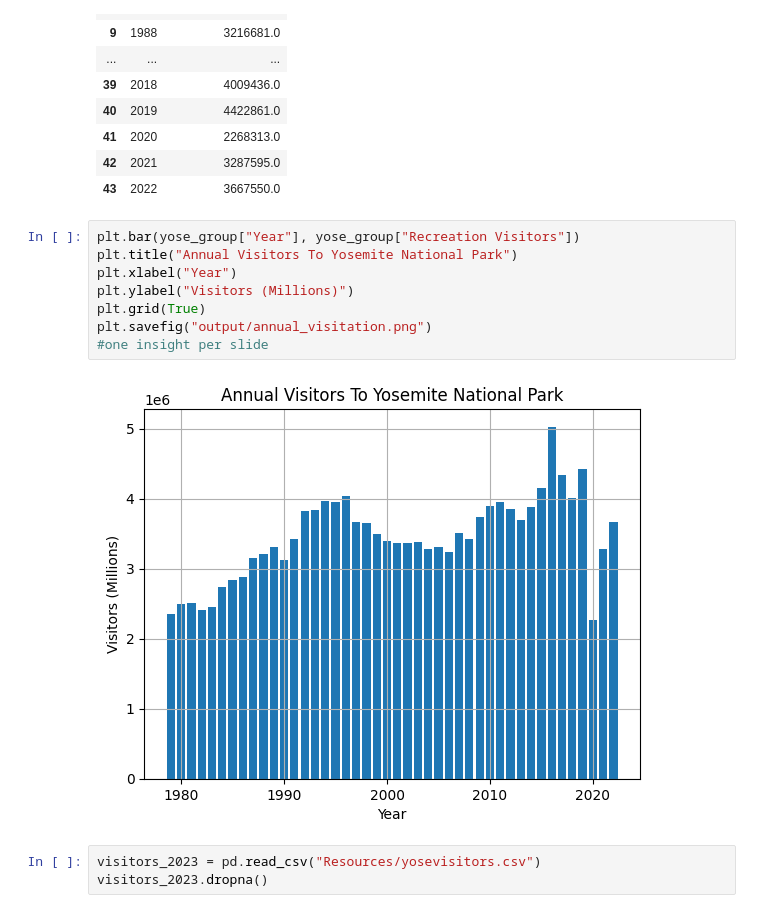
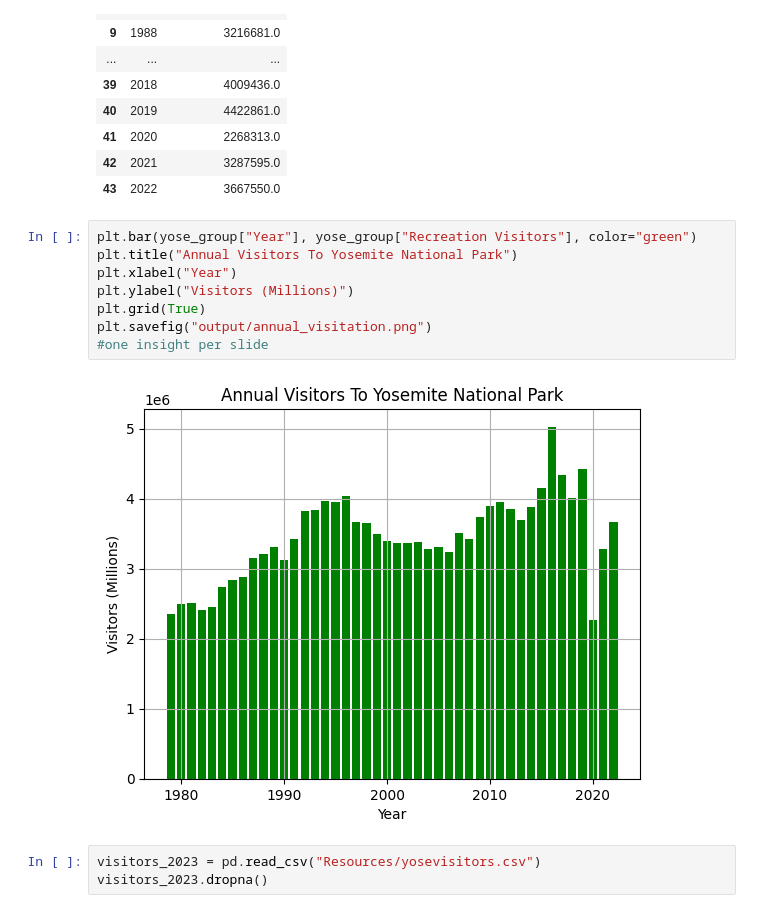
Before and after one commit to andymatsuura/NPS-Analysis, a Jupyter notebook: andy-dataclean_yosemite.ipynb, the cells around one changed output. Cells and saved outputs as stored; diff of their text form.

```diff
--- a/andy-dataclean_yosemite.ipynb
+++ b/andy-dataclean_yosemite.ipynb
@@ -167,15 +167,15 @@ yose_group
 | 42 | 2021 | 3287595.0 |
 | 43 | 2022 | 3667550.0 |
 # %%
-plt.bar(yose_group["Year"], yose_group["Recreation Visitors"])
+plt.bar(yose_group["Year"], yose_group["Recreation Visitors"], color="green")
 plt.title("Annual Visitors To Yosemite National Park")
 plt.xlabel("Year")
 plt.ylabel("Visitors (Millions)")
 plt.grid(True)
 plt.savefig("output/annual_visitation.png")
 #one insight per slide
 # %% [output]
-[figure, old version]
+[figure, new version]
 # %%
 visitors_2023 = pd.read_csv("Resources/yosevisitors.csv")
 visitors_2023.dropna()
```
Also changed, not shown: parts of 11 cells of this notebook, 6 other files.
